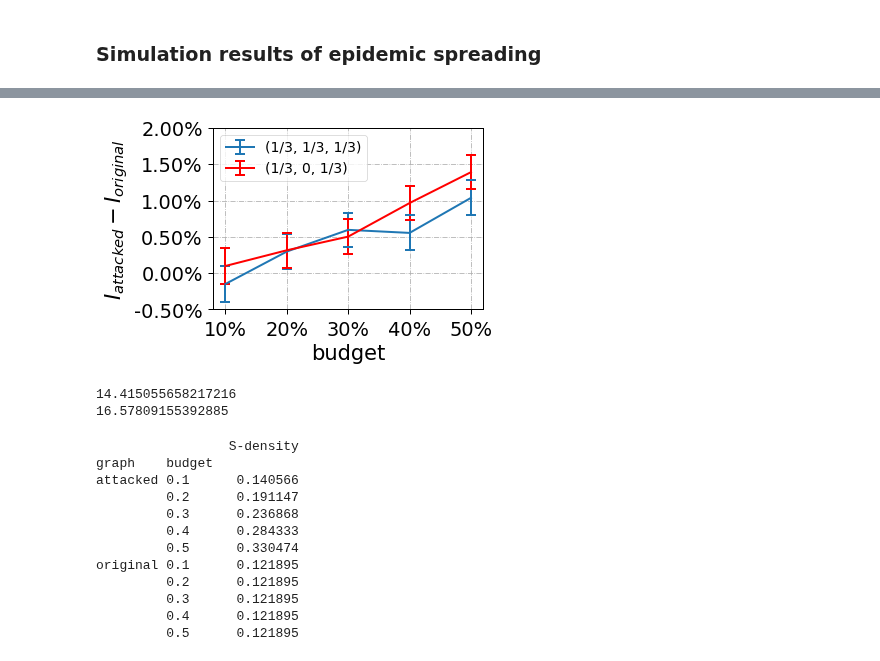
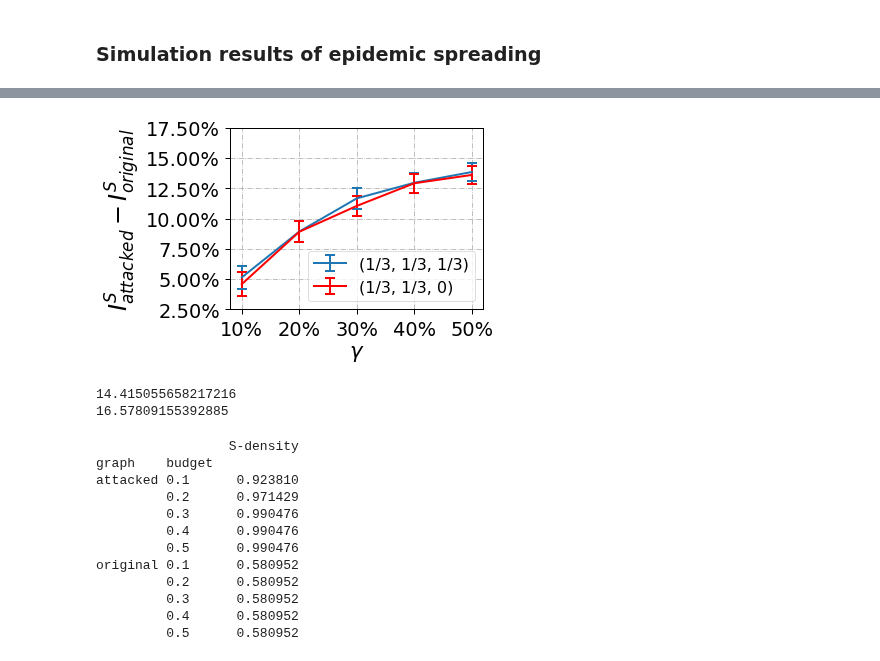
Before and after one commit to marsplus/attack-graph-code, a Jupyter notebook: src/data-analysis.ipynb, the cells around one changed output, grey strips where cells are left out. Saved outputs shown, nothing was run; the diff lists cells and outputs as text; code cells hidden in the pictures.

```diff
--- a/src/data-analysis.ipynb
+++ b/src/data-analysis.ipynb
@@ -243,18 +94,24 @@ plt.tight_layout()
 # %%
 ## Check if the normalized cut is really helpful in the long-run behavior
 
-graph_type = 'Small-World'
-numExp = 30
-Key = 'ratio bystanders'
+graph_type = 'Email'
+TARGET = '3rd'
+graph_weight = 'unweighted'
 mode = 'min_eigcent_SP'
 GAMMA = 0.24
 TAU = 0.06
 
-
+numExp = 1 if graph_type in ['Email', 'Airport', 'Protein'] else 30
+Key = 'ratio targets' if TARGET != '2nd' else 'ratio bystanders'
+target_mapping = {
+    '1st': ['equalAlpha', 'alpha3=1'],
+    '2nd': ['equalAlpha', 'alpha2=0'],
+    '3rd': ['equalAlpha', 'alpha3=0']
+}
 ################################################################################################
 ## alpha_3 \ne 0
-with open('../result/unweighted/{}/{}-SIS/Gamma-{:.2}---Tau-{:.2}/{}_numExp_{}_SIS_equalAlpha.p'.format(\
-                                                mode, graph_type, GAMMA, TAU, graph_type, numExp), 'rb') as fid:
+with open('../result/{}/{}/{}-SIS/Gamma-{:.2f}---Tau-{:.2f}/{}_numExp_{}_SIS_{}.p'.format(\
+                                                graph_weight, mode, graph_type, GAMMA, TAU, graph_type, numExp, target_mapping[TARGET][0]), 'rb') as fid:
     data = pickle.load(fid)
 data = data[~(data['ratio targets'].isin([0]) & data['ratio bystanders'].isin([0]))]
 data = data.dropna()
@@ -270,47 +127,55 @@ for budget in [0.1, 0.2, 0.3, 0.4, 0.5]:
 ################################################################################################
 ## control experiments ##
 
-with open('../result/unweighted/{}/{}-SIS/Gamma-{:.2}---Tau-{:.2}/{}_numExp_{}_SIS_alpha2=0.p'.format(\
-                                                mode, graph_type, GAMMA, TAU, graph_type, numExp), 'rb') as fid:
+with open('../result/{}/{}/{}-SIS/Gamma-{:.2f}---Tau-{:.2f}/{}_numExp_{}_SIS_{}.p'.format(\
+                                                graph_weight, mode, graph_type, GAMMA, TAU, graph_type, numExp, target_mapping[TARGET][1]), 'rb') as fid:
     data_alpha3_zero = pickle.load(fid)
 data_alpha3_zero = data_alpha3_zero[~(data_alpha3_zero['ratio targets'].isin([0]) & data_alpha3_zero['ratio bystanders'].isin([0]))]
 data_alpha3_zero = data_alpha3_zero.dropna()
 
 S_err_alpha3_zero = []
 for budget in [0.1, 0.2, 0.3, 0.4, 0.5]:
     a = data_alpha3_zero[data_alpha3_zero['graph'].isin(['attacked']) & data_alpha3_zero['budget'].isin([budget])][Key]
     a.index = range(len(a))
     b = data_alpha3_zero[data_alpha3_zero['graph'].isin(['original']) & data_alpha3_zero['budget'].isin([budget])][Key]
     b.index = range(len(b))
     S_err_alpha3_zero.append((a-b).sem() * 1.96)
 
 ################################################################################################
 
 S_attacked = data.pivot_table(index=['graph', 'budget'])[Key]['attacked']
 S_original = data.pivot_table(index=['graph', 'budget'])[Key]['original']
 S_diff  = S_attacked - S_original
 
 S_attacked_control = data_alpha3_zero.pivot_table(index=['graph', 'budget'])[Key]['attacked']
 S_original_control = data_alpha3_zero.pivot_table(index=['graph', 'budget'])[Key]['original']
 S_diff_control = S_attacked_control - S_original_control
 
 
 x = [0.1, 0.2, 0.3, 0.4, 0.5]
-plt.errorbar(x, S_diff, yerr=S_err, label='(1/3, 1/3, 1/3)', linewidth=2, markersize=7,
+legend_mapping = {
+    '1st': ['(1/3, 0, 1/3)', '(0, 0, 1/3)'],
+    '2nd': ['(1/3, 1/3, 1/3)', '(1/3, 0, 1/3)'],
+    '3rd': ['(1/3, 1/3, 1/3)', '(1/3, 1/3, 0)']
+}
+plt.errorbar(x, S_diff, yerr=S_err, label=legend_mapping[TARGET][0], linewidth=2, markersize=7,
              capsize=5, elinewidth=2, markeredgewidth=2)
-plt.errorbar(x, S_diff_control, yerr=S_err_alpha3_zero, label='(1/3, 0, 1/3)', linewidth=2, markersize=7, \
+plt.errorbar(x, S_diff_control, yerr=S_err_alpha3_zero, label=legend_mapping[TARGET][1], linewidth=2, markersize=7, \
              capsize=5, elinewidth=2, markeredgewidth=2, color='r')
 plt.xticks(x, ['10%', '20%', '30%', '40%', '50%'])
 ax = plt.gca()
 plt.yticks(ax.get_yticks(),  ['%.2f%%' % (i*100) for i in ax.get_yticks()])
-plt.xlabel('budget')
-plt.ylabel('$I_{attacked} - I_{original}$')
-plt.legend(fontsize=14, loc='upper left')
+plt.xlabel('$\gamma$')
+if TARGET in ['1st', '3rd']:
+    plt.ylabel('$I_{attacked}^S - I_{original}^{S}$', fontsize=24)
+else:
+    plt.ylabel('$I_{attacked}^{S\'} - I_{original}^{S\'}$', fontsize=24)
+plt.legend(fontsize=16, loc='lower right')
 plt.grid(linestyle='-.')
 plt.tight_layout()
-# plt.savefig('../result/4.pdf'.format(graph_type, graph_type, numExp))
+plt.savefig('../result/figure/{}/{}_numExp_{}_controlExp_{}_{}.pdf'.format(graph_weight, graph_type, numExp, graph_weight, TARGET))
 # %% [output]
-[figure, old version]
+[figure, new version]
 # %%
 ### the statisticas about the largest eigenvlaues of BTER networks ###
 import seaborn
@@ -329,10 +194,11 @@ print(np.max(ret))
 # %%
 ### the density of S/S' as the attacker's budget increases ###
 
-graph_type = 'BTER'
-numExp = 30
-mode = 'min_lambda1_SP'
-folder = '../result/utility_max/{}'.format(mode)
+graph_type = 'Email'
+graph_weight = 'unweighted'
+numExp = 1 if graph_type in ['Email', 'Airport', 'Protein'] else 30
+mode = 'min_eigcent_SP'
+folder = '../result/{}/{}'.format(graph_weight, mode)
 Key = 'equalAlpha'
 graph_name = ['original', 'attacked']
 
@@ -353,16 +219,16 @@ print(y)
 # %% [output]
                  S-density
 graph    budget
-attacked 0.1      0.140566
-         0.2      0.191147
-         0.3      0.236868
-         0.4      0.284333
-         0.5      0.330474
-original 0.1      0.121895
-         0.2      0.121895
-         0.3      0.121895
-         0.4      0.121895
-         0.5      0.121895
+attacked 0.1      0.923810
+         0.2      0.971429
+         0.3      0.990476
+         0.4      0.990476
+         0.5      0.990476
+original 0.1      0.580952
+         0.2      0.580952
+         0.3      0.580952
+         0.4      0.580952
+         0.5      0.580952
 # %%
 ### the largest eigenvalue of G as the attacker's budget increases ###
 
```
Also changed, not shown: parts of 19 cells of this notebook, 17 other files.
